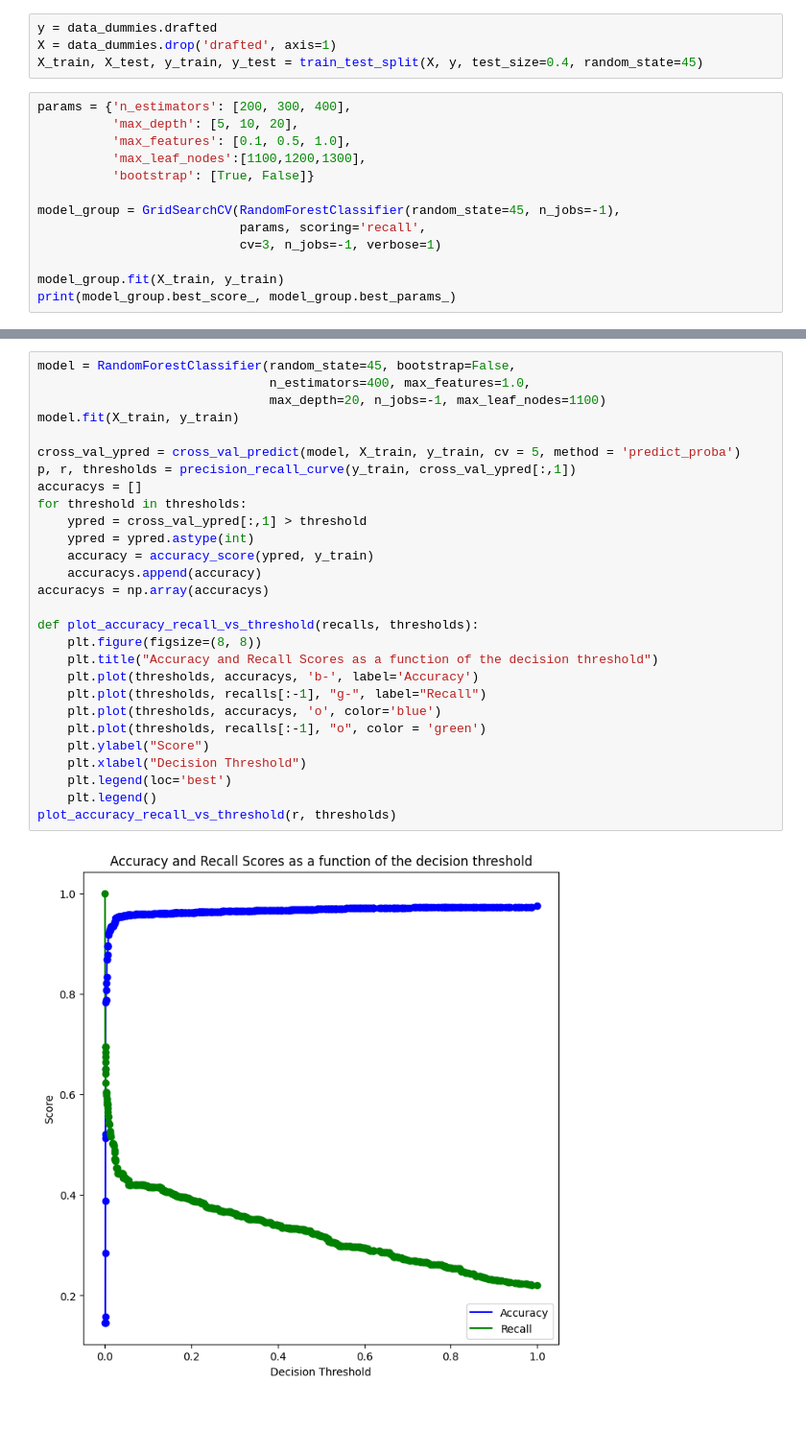
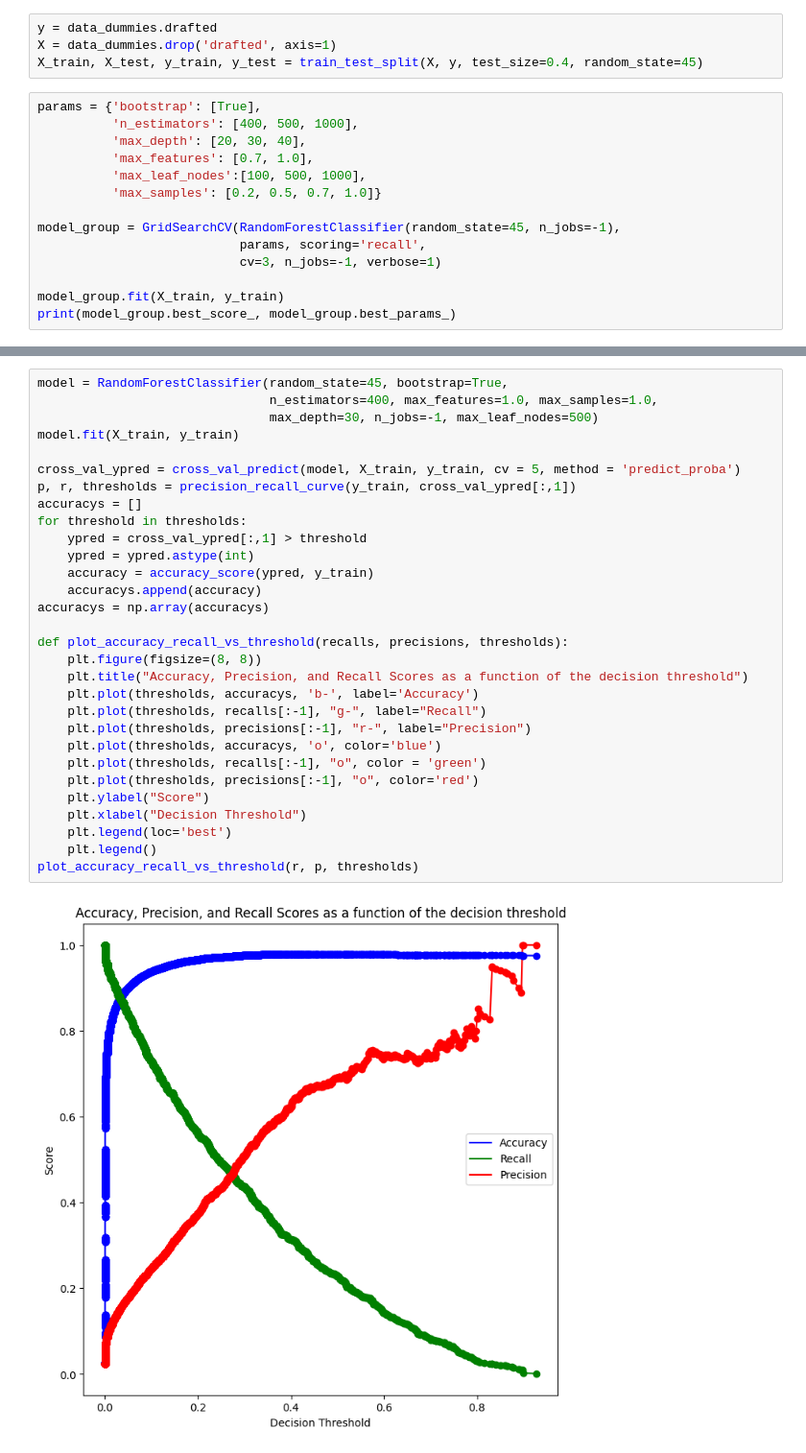
Before and after one commit to lilz827/final-project-303-3, a Jupyter notebook: Model_Work.ipynb, the cells around one changed output, grey strips where cells are left out. Shown at 96% size. Cells and saved outputs as stored; diff of their text form; blank space fills up the shorter version.

Commit message:
completed random forest model

```diff
--- a/Model_Work.ipynb
+++ b/Model_Work.ipynb
@@ -48,11 +48,12 @@ y = data_dummies.drafted
 X = data_dummies.drop('drafted', axis=1)
 X_train, X_test, y_train, y_test = train_test_split(X, y, test_size=0.4, random_state=45)
 # %%
-params = {'n_estimators': [200, 300, 400],
-          'max_depth': [5, 10, 20],
-          'max_features': [0.1, 0.5, 1.0],
-          'max_leaf_nodes':[1100,1200,1300],
-          'bootstrap': [True, False]}
+params = {'bootstrap': [True],
+          'n_estimators': [400, 500, 1000],
+          'max_depth': [20, 30, 40],
+          'max_features': [0.7, 1.0],
+          'max_leaf_nodes':[100, 500, 1000],
+          'max_samples': [0.2, 0.5, 0.7, 1.0]}
 
 model_group = GridSearchCV(RandomForestClassifier(random_state=45, n_jobs=-1),
                            params, scoring='recall',
@@ -66,31 +67,33 @@ Fitting 3 folds for each of 162 candidates, totalling 486 fits
 # %%
-model = RandomForestClassifier(random_state=45, bootstrap=False,
-                               n_estimators=400, max_features=1.0,
-                               max_depth=20, n_jobs=-1, max_leaf_nodes=1100)
+model = RandomForestClassifier(random_state=45, bootstrap=True,
+                               n_estimators=400, max_features=1.0, max_samples=1.0,
+                               max_depth=30, n_jobs=-1, max_leaf_nodes=500)
 model.fit(X_train, y_train)
 
 cross_val_ypred = cross_val_predict(model, X_train, y_train, cv = 5, method = 'predict_proba')
 p, r, thresholds = precision_recall_curve(y_train, cross_val_ypred[:,1])
 accuracys = []
 for threshold in thresholds:
     ypred = cross_val_ypred[:,1] > threshold
     ypred = ypred.astype(int)
     accuracy = accuracy_score(ypred, y_train)
     accuracys.append(accuracy)
 accuracys = np.array(accuracys)
 
-def plot_accuracy_recall_vs_threshold(recalls, thresholds):
+def plot_accuracy_recall_vs_threshold(recalls, precisions, thresholds):
     plt.figure(figsize=(8, 8))
-    plt.title("Accuracy and Recall Scores as a function of the decision threshold")
+    plt.title("Accuracy, Precision, and Recall Scores as a function of the decision threshold")
     plt.plot(thresholds, accuracys, 'b-', label='Accuracy')
     plt.plot(thresholds, recalls[:-1], "g-", label="Recall")
+    plt.plot(thresholds, precisions[:-1], "r-", label="Precision")
     plt.plot(thresholds, accuracys, 'o', color='blue')
     plt.plot(thresholds, recalls[:-1], "o", color = 'green')
+    plt.plot(thresholds, precisions[:-1], "o", color='red')
     plt.ylabel("Score")
     plt.xlabel("Decision Threshold")
     plt.legend(loc='best')
     plt.legend()
-plot_accuracy_recall_vs_threshold(r, thresholds)
+plot_accuracy_recall_vs_threshold(r, p, thresholds)
 # %% [output]
-[figure, old version]
+[figure, new version]
 # %%
```
Also changed, not shown: parts of 2 cells of this notebook.
